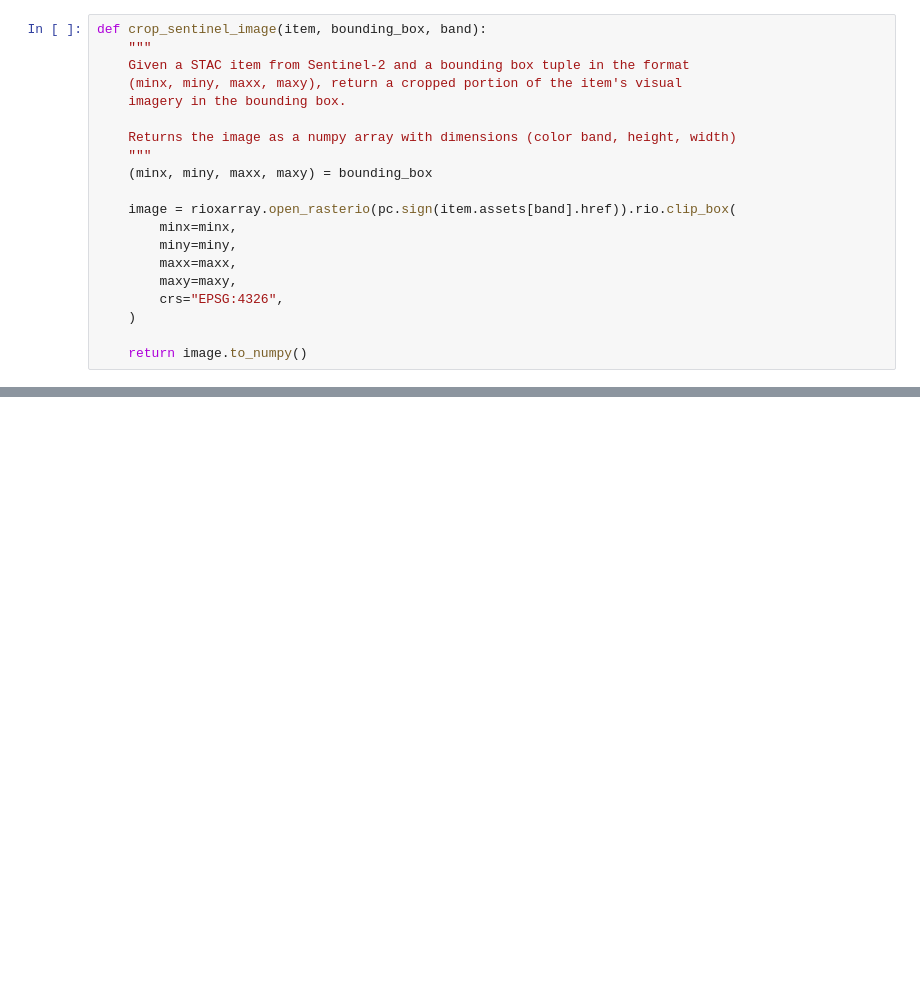
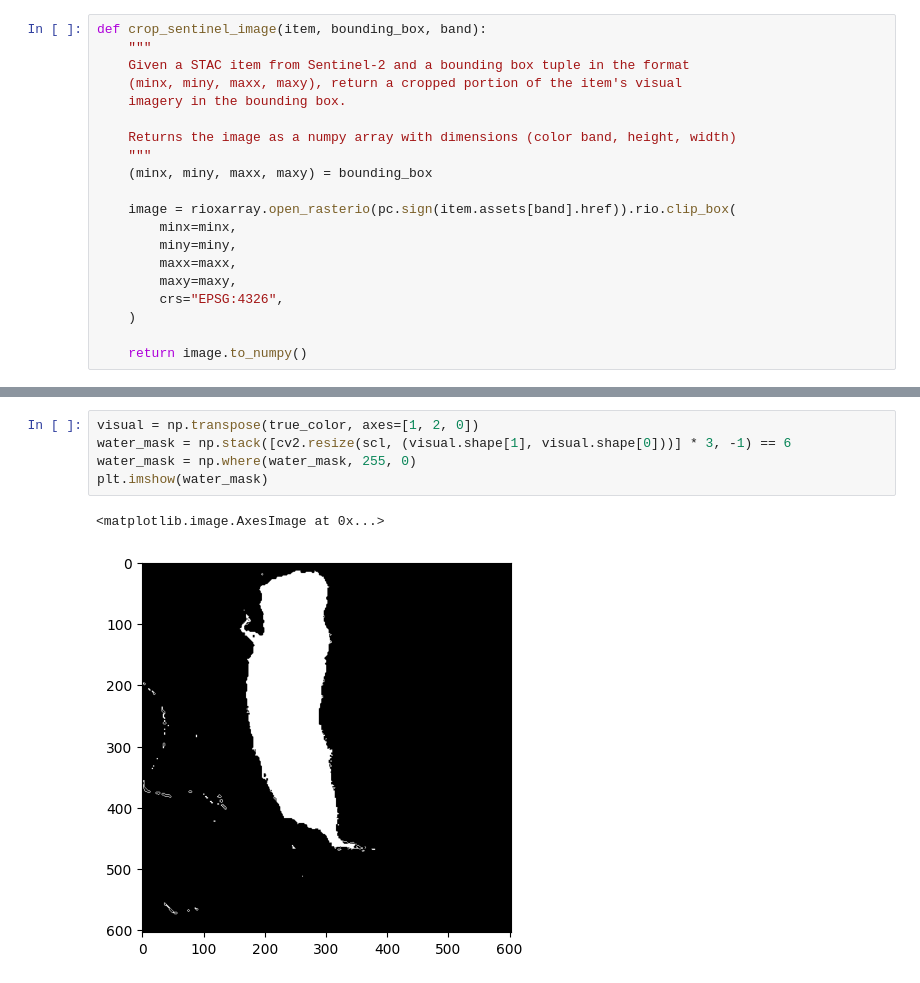
Before and after one commit to Misael1998/iebs-mdsbd-global-project, a Jupyter notebook: notebooks/Sentinel_exploration.ipynb, the cells around one changed output, grey strips where cells are left out. Drawn from its saved outputs; the diff is of its cells as text; blank space fills up the shorter version.

```diff
--- a/notebooks/Sentinel_exploration.ipynb
+++ b/notebooks/Sentinel_exploration.ipynb
@@ -248,0 +246,8 @@ plt.show()
+# %%
+visual = np.transpose(true_color, axes=[1, 2, 0])
+water_mask = np.stack([cv2.resize(scl, (visual.shape[1], visual.shape[0]))] * 3, -1) == 6
+water_mask = np.where(water_mask, 255, 0)
+plt.imshow(water_mask)
+# %% [output]
+<matplotlib.image.AxesImage at 0x...>
+[figure, added]
```
Also changed, not shown: parts of 31 cells of this notebook, 5 other files.
